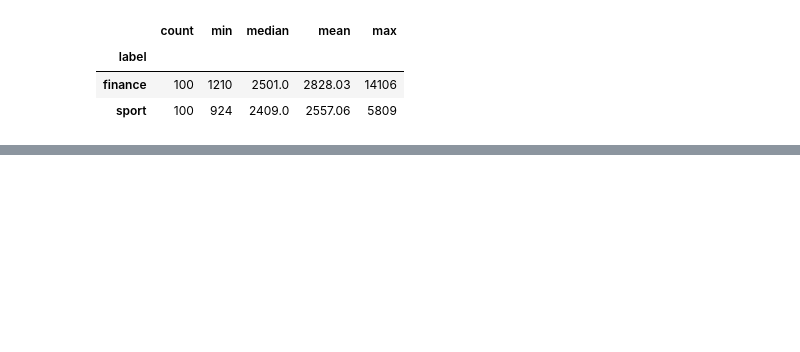
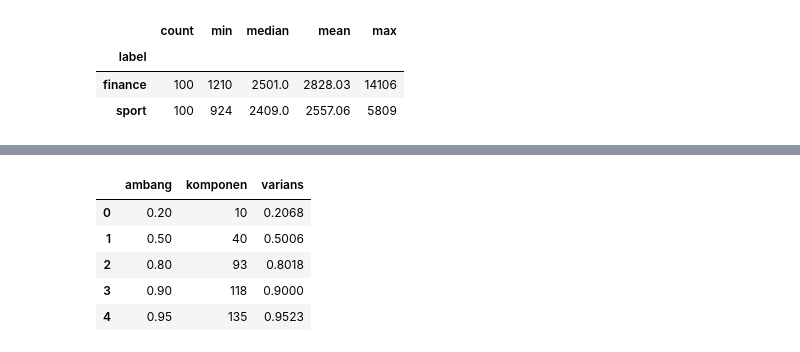
Before and after one commit to rhindottire/PPW, a Jupyter notebook: notebook/book/book-3.ipynb, the cells around one changed output, grey strips where cells are left out. Cells and saved outputs as stored; diff of their text form; code cells hidden in the pictures; blank space fills up the shorter version.

```diff
--- a/notebook/book/book-3.ipynb
+++ b/notebook/book/book-3.ipynb
@@ -87,12 +77,0 @@ kumulatif, bukan ditetapkan sembarangan.
-# %%
-full = min(X.shape) - 1
-svd = TruncatedSVD(n_components=full, random_state=42)
-svd.fit(X)
-cum = np.cumsum(svd.explained_variance_ratio_)
-
-targets = {}
-for t in (0.2, 0.5, 0.8, 0.9, 0.95):
-    targets.setdefault("ambang", []).append(t)
-    targets.setdefault("komponen", []).append(int(np.argmax(cum >= t)) + 1)
-    targets.setdefault("varians", []).append(round(float(cum[np.argmax(cum >= t)]), 4))
-pd.DataFrame(targets)
@@ -245,0 +118,21 @@ membuat asumsi distribusi.
+# %%
+X_train_tfidf = vec.transform(X_train)
+svd_scan = TruncatedSVD(n_components=min(X_train_tfidf.shape) - 1,
+                      random_state=42)
+svd_scan.fit(X_train_tfidf)
+cum = np.cumsum(svd_scan.explained_variance_ratio_)
+
+rows = {"ambang": [], "komponen": [], "varians": []}
+for t in (0.2, 0.5, 0.8, 0.9, 0.95):
+    i = int(np.argmax(cum >= t))
+    rows["ambang"].append(t)
+    rows["komponen"].append(i + 1)
+    rows["varians"].append(round(float(cum[i]), 4))
+pd.DataFrame(rows)
+# %% [output]
+|  | ambang | komponen | varians |
+| 0 | 0.20 | 10 | 0.2068 |
+| 1 | 0.50 | 40 | 0.5006 |
+| 2 | 0.80 | 93 | 0.8018 |
+| 3 | 0.90 | 118 | 0.9000 |
+| 4 | 0.95 | 135 | 0.9523 |
```
Also changed, not shown: parts of 41 cells of this notebook, 1 other file.
